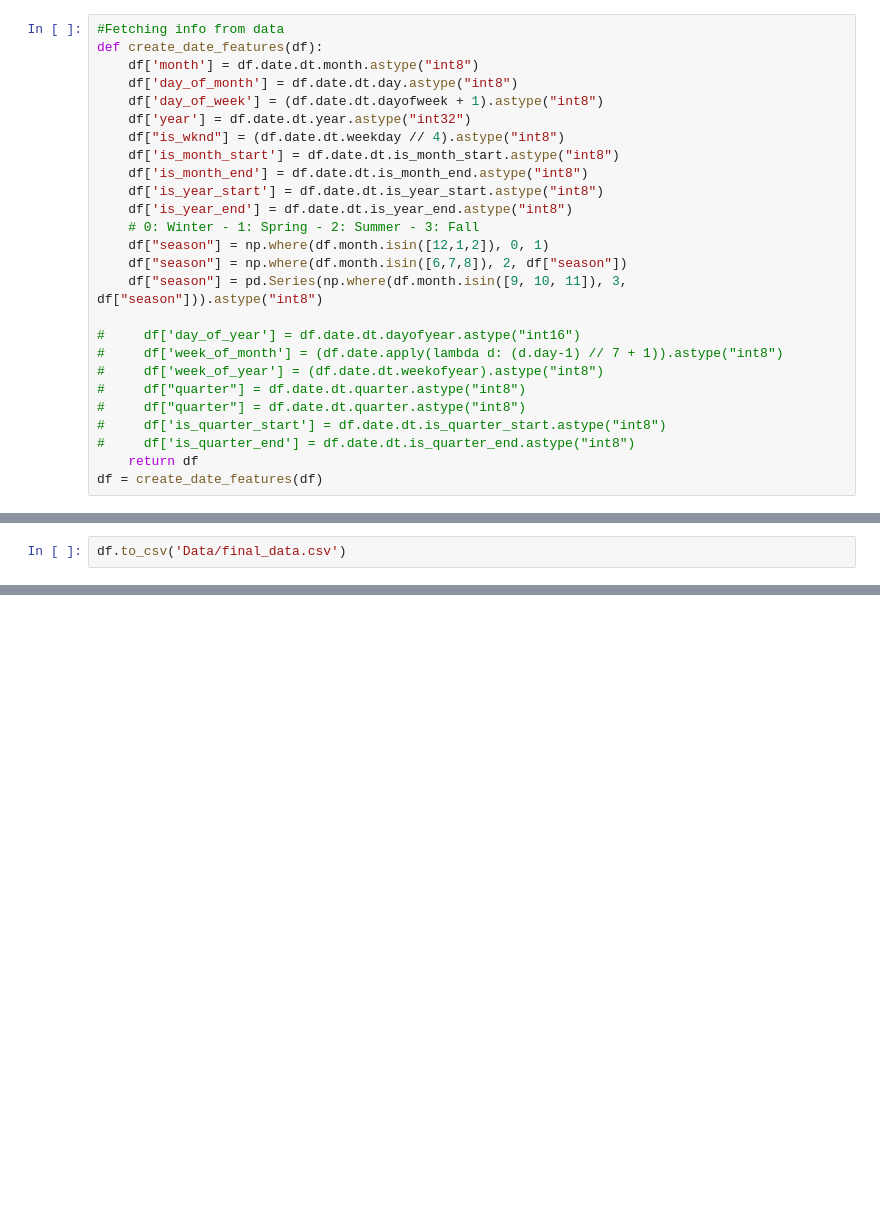
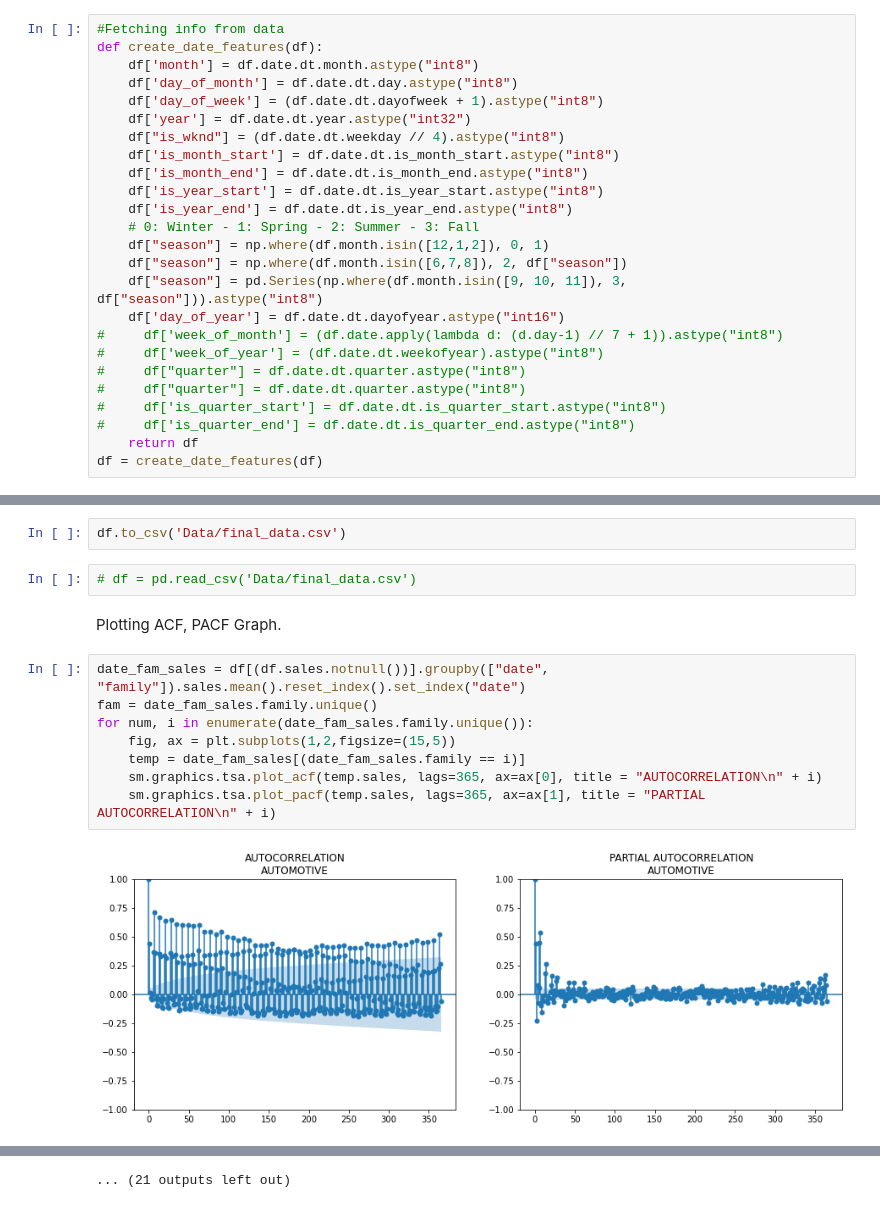
Before and after one commit to jag-shrestha/Sales-Forecast, a Jupyter notebook: Sales_Prediction_TSF.ipynb, the cells around one changed output, grey strips where cells are left out. Cells and saved outputs as stored; diff of their text form; blank space fills up the shorter version.

Commit message:
Got ACF, PACF done and looked into the correlation b/w data from 2016 and '17

```diff
--- a/Sales_Prediction_TSF.ipynb
+++ b/Sales_Prediction_TSF.ipynb
@@ -407,8 +408,7 @@ def create_date_features(df):
     df["season"] = np.where(df.month.isin([12,1,2]), 0, 1)
     df["season"] = np.where(df.month.isin([6,7,8]), 2, df["season"])
     df["season"] = pd.Series(np.where(df.month.isin([9, 10, 11]), 3, df["season"])).astype("int8")
-
-#     df['day_of_year'] = df.date.dt.dayofyear.astype("int16")
+    df['day_of_year'] = df.date.dt.dayofyear.astype("int16")
 #     df['week_of_month'] = (df.date.apply(lambda d: (d.day-1) // 7 + 1)).astype("int8")
 #     df['week_of_year'] = (df.date.dt.weekofyear).astype("int8")
 #     df["quarter"] = df.date.dt.quarter.astype("int8")
@@ -478,3 +478,17 @@ pd.pivot_table(df[(df['month'].isin([6]))], index="year", columns="family", valu
 No major drop or hike
 # %%
 df.to_csv('Data/final_data.csv')
+# %%
+# df = pd.read_csv('Data/final_data.csv')
+# %% [markdown]
+Plotting ACF, PACF Graph.
+# %%
+date_fam_sales = df[(df.sales.notnull())].groupby(["date", "family"]).sales.mean().reset_index().set_index("date")
+fam = date_fam_sales.family.unique()
+for num, i in enumerate(date_fam_sales.family.unique()):
+    fig, ax = plt.subplots(1,2,figsize=(15,5))
+    temp = date_fam_sales[(date_fam_sales.family == i)]
+    sm.graphics.tsa.plot_acf(temp.sales, lags=365, ax=ax[0], title = "AUTOCORRELATION\n" + i)
+    sm.graphics.tsa.plot_pacf(temp.sales, lags=365, ax=ax[1], title = "PARTIAL AUTOCORRELATION\n" + i)
+# %% [output]
+[figure, added]
@@ -480,0 +506 @@ df.to_csv('Data/final_data.csv')
+... (21 outputs left out)
```
Also changed, not shown: parts of 10 cells of this notebook.
